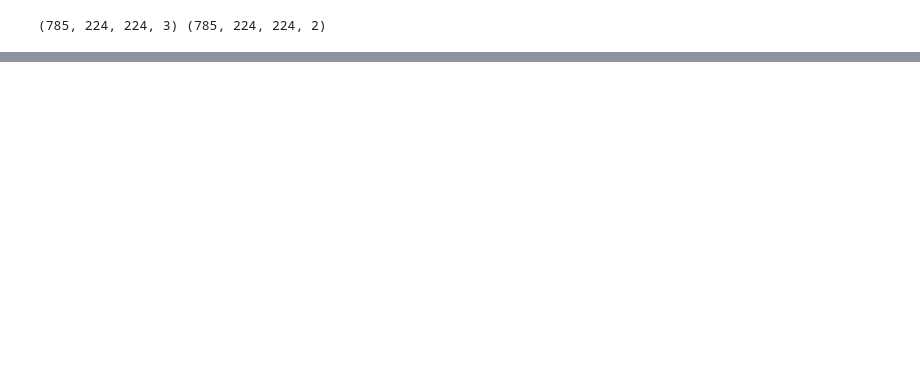
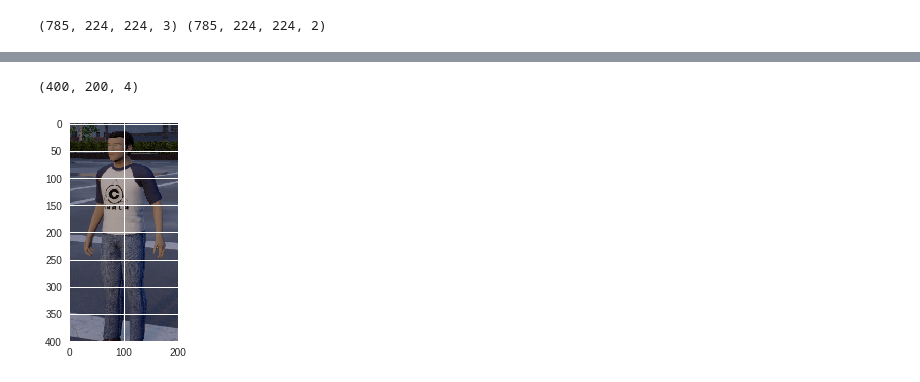
Before and after one commit to adelizer/pedestrians-detection, a Jupyter notebook: notebooks/FCN8_pedestrians.ipynb, the cells around one changed output, grey strips where cells are left out. Drawn from its saved outputs; the diff is of its cells as text; code cells hidden in the pictures; blank space fills up the shorter version.

Commit message:
segmentation with manual crop

```diff
--- a/notebooks/FCN8_pedestrians.ipynb
+++ b/notebooks/FCN8_pedestrians.ipynb
@@ -300,0 +283,13 @@ Clipping input data to the valid range for imshow with RGB data ([0..1] for floa
+# %%
+# Cropping the image manually
+# TODO: Use region proposals
+xs = 320
+xe = 720
+ys=280
+ye = 480
+cropped = img[xs:,ys:ye,:]
+plt.imshow(cropped)
+print(cropped.shape)
+# %% [output]
+(400, 200, 4)
+[figure, added]
```
Also changed, not shown: parts of 17 cells of this notebook.
